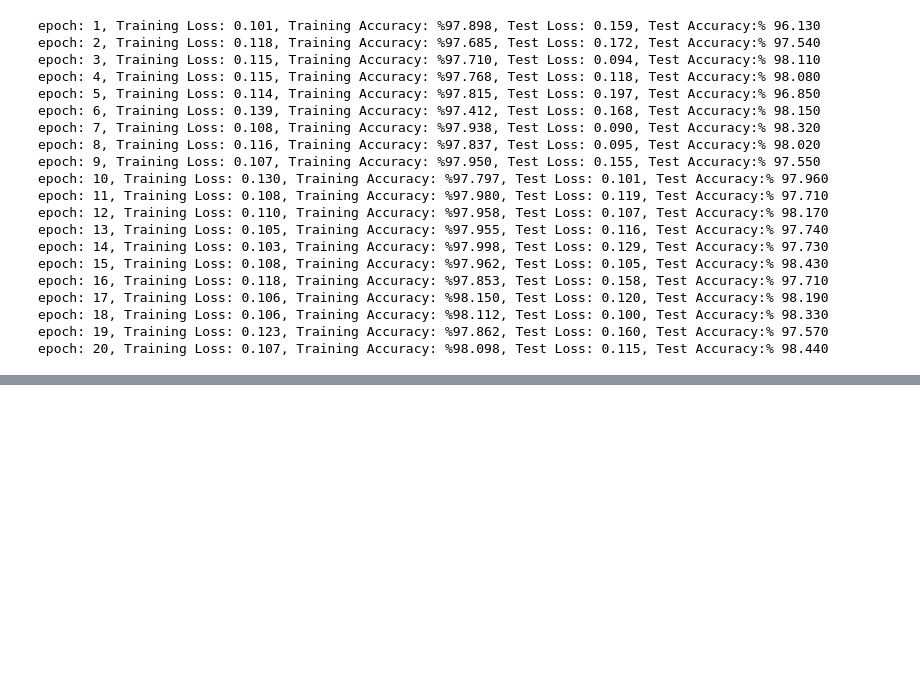
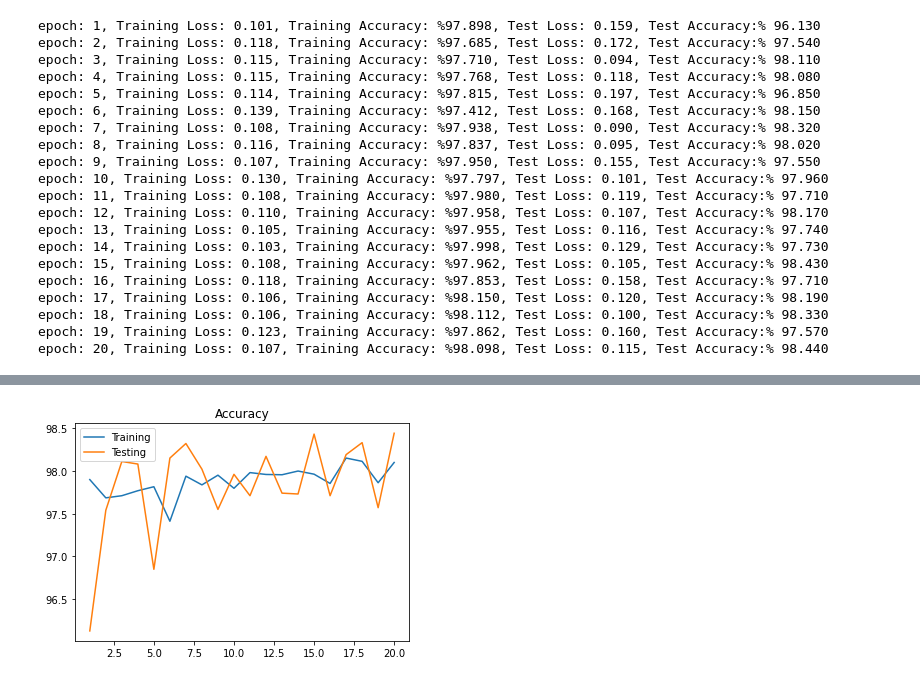
Before and after one commit to mralamdari/Machine_Learning_Projects, a Jupyter notebook: Digit_Classifier_with_Mnist.ipynb, the cells around one changed output, grey strips where cells are left out. Drawn from its saved outputs; the diff is of its cells as text; code cells hidden in the pictures; blank space fills up the shorter version.

```diff
--- a/Digit_Classifier_with_Mnist.ipynb
+++ b/Digit_Classifier_with_Mnist.ipynb
@@ -249,0 +258,4 @@ plt.plot(test_loss, train_loss)
+# %%
+plot_curves(train_accuracy, test_accuracy)
+# %% [output]
+[figure, added]
```
Also changed, not shown: parts of 3 cells of this notebook.
